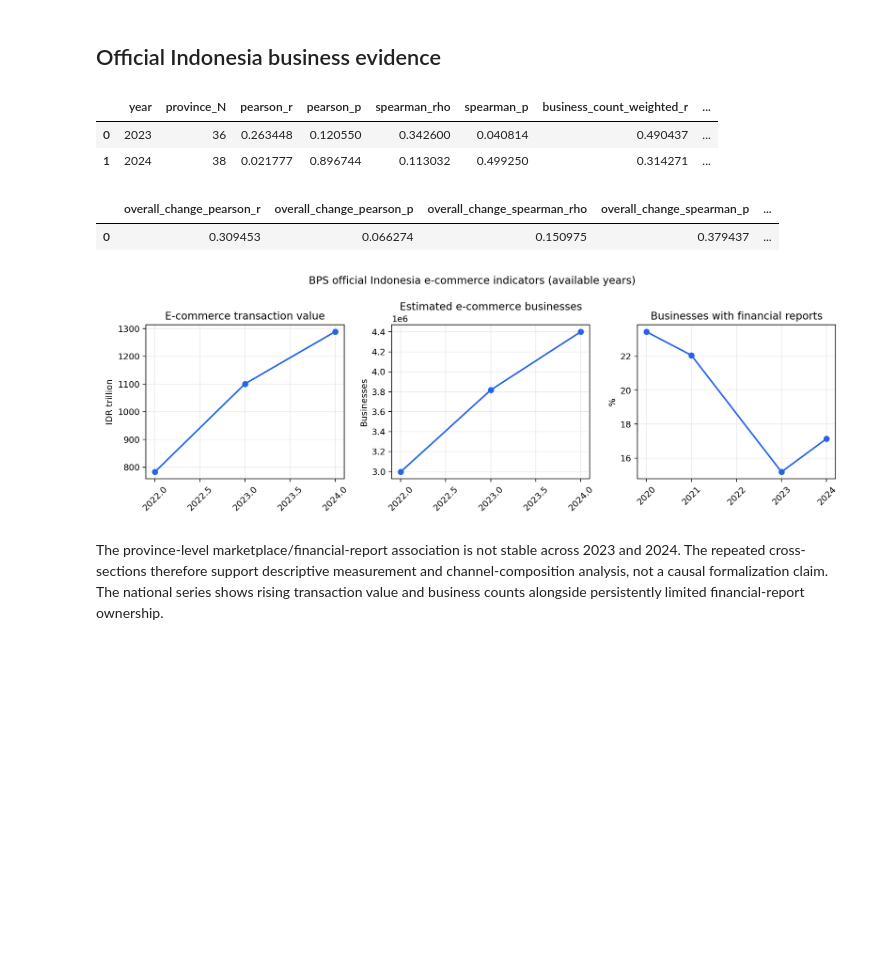
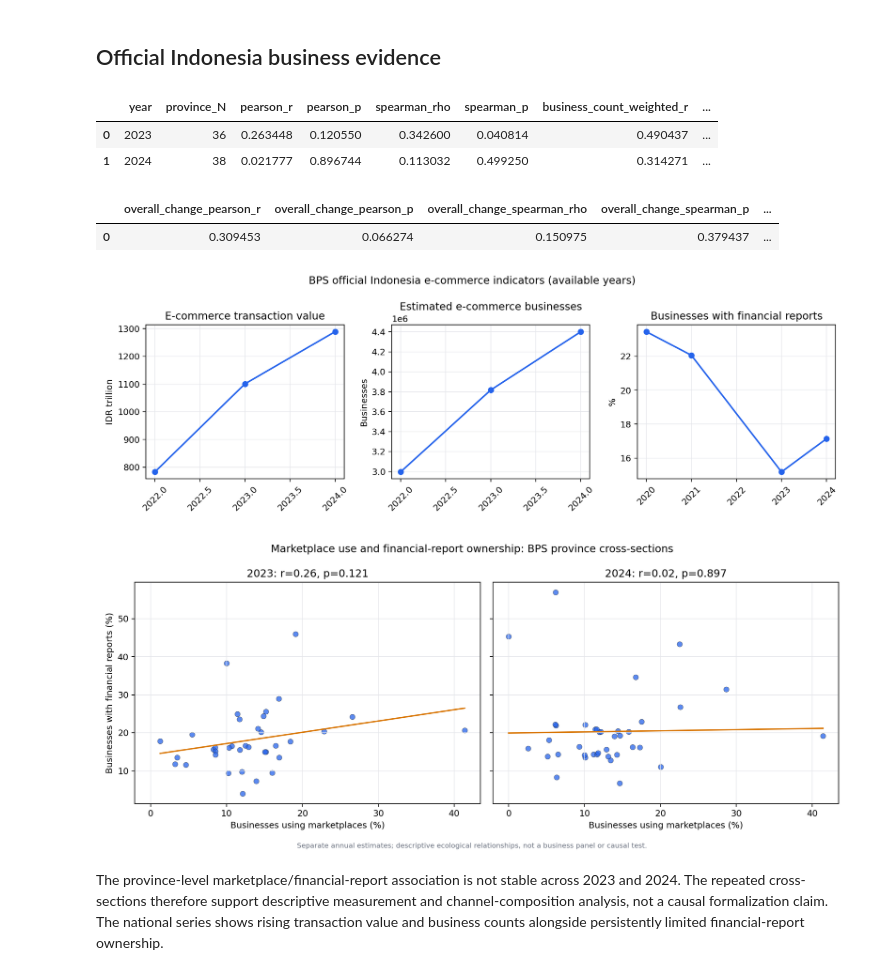
Before and after one commit to Spectating101/Invisible-ledger, a Jupyter notebook: notebooks/empirical_backend_audit_2026_09_09.executed.ipynb, the cells around one changed output. Cells and saved outputs as stored; diff of their text form; code cells hidden in the pictures; blank space fills up the shorter version.

```diff
--- a/notebooks/empirical_backend_audit_2026_09_09.executed.ipynb
+++ b/notebooks/empirical_backend_audit_2026_09_09.executed.ipynb
@@ -65,16 +65,18 @@ display(Image(filename=str(OUT / 'charts' / 'quarterly_ratio_small_multiples.png
 # %%
 annual_assoc = pd.read_csv(OUT / 'bps_province_associations_by_year.csv')
 changes = pd.read_csv(OUT / 'bps_within_province_changes_2023_2024.csv')
 display(annual_assoc)
 display(changes[['overall_change_pearson_r','overall_change_pearson_p','overall_change_spearman_rho','overall_change_spearman_p','overall_change_weighted_r']].iloc[[0]])
 display(Image(filename=str(OUT / 'charts' / 'bps_national_indicator_trends.png')))
+display(Image(filename=str(OUT / 'charts' / 'bps_province_association_by_year.png')))
 # %% [output]
 |  | year | province_N | pearson_r | pearson_p | spearman_rho | spearman_p | business_count_weighted_r | ... |
 | 0 | 2023 | 36 | 0.263448 | 0.120550 | 0.342600 | 0.040814 | 0.490437 | ... |
 | 1 | 2024 | 38 | 0.021777 | 0.896744 | 0.113032 | 0.499250 | 0.314271 | ... |
 |  | overall_change_pearson_r | overall_change_pearson_p | overall_change_spearman_rho | overall_change_spearman_p | ... |
 | 0 | 0.309453 | 0.066274 | 0.150975 | 0.379437 | ... |
 [figure]
+[figure, added]
 # %% [markdown]
 The province-level marketplace/financial-report association is not stable across 2023 and 2024. The repeated cross-sections therefore support descriptive measurement and channel-composition analysis, not a causal formalization claim. The national series shows rising transaction value and business counts alongside persistently limited financial-report ownership.
 # %% [markdown]
```
Also changed, not shown: 1 other file.
